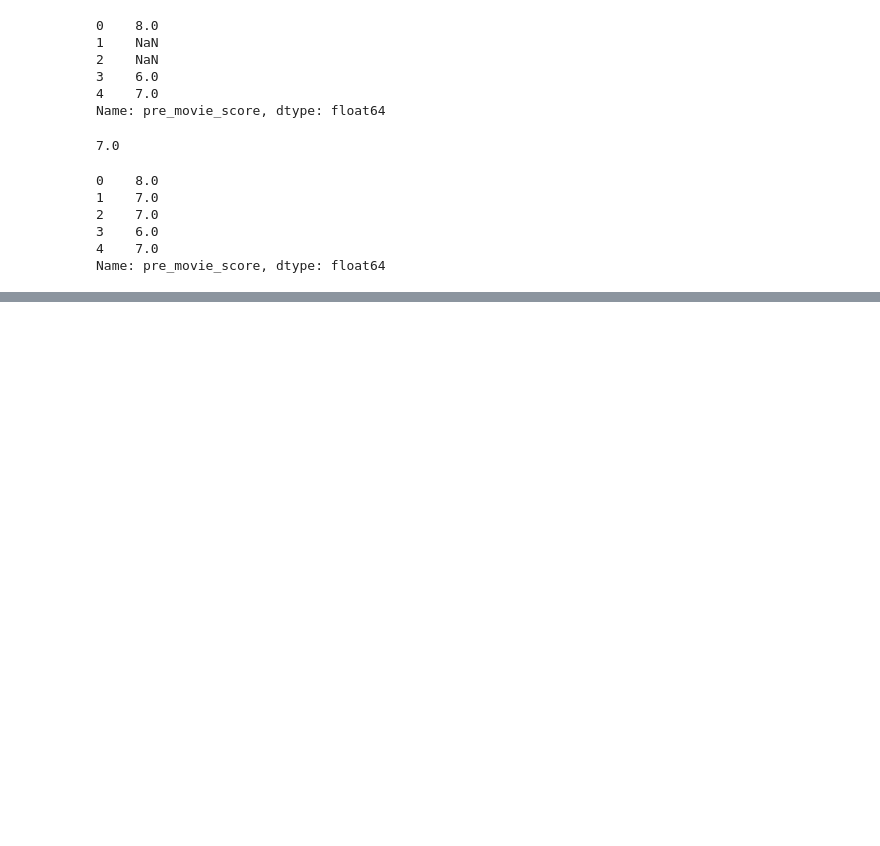
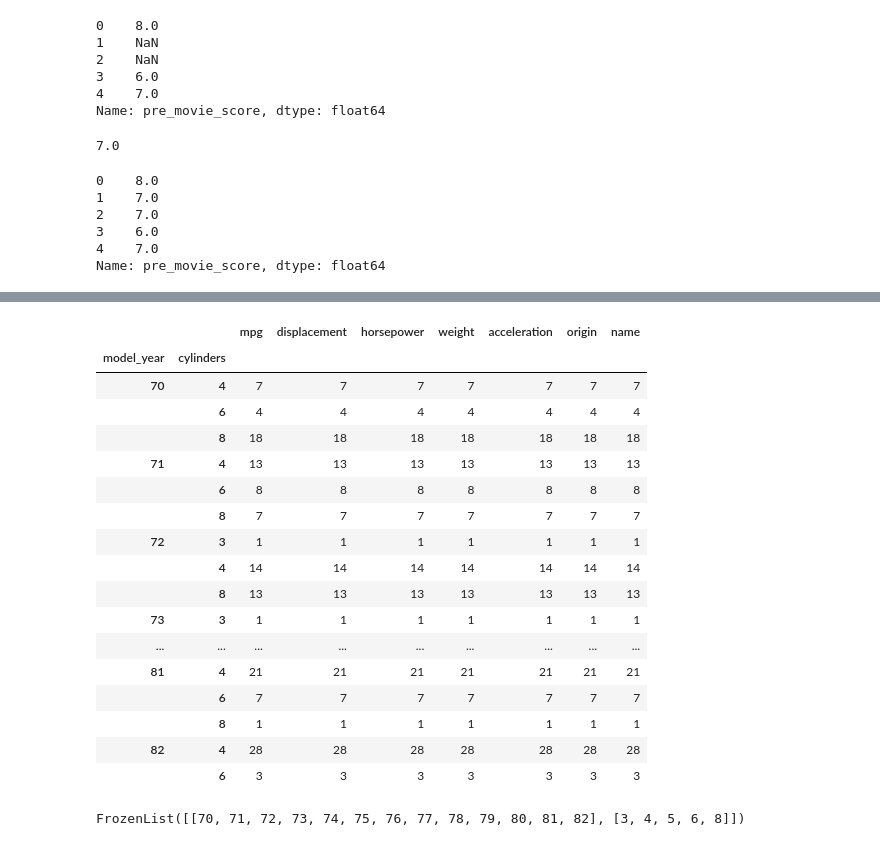
Before and after one commit to JovanTTT/MachineLearning-Course, a Jupyter notebook: Pandas.ipynb, the cells around one changed output, grey strips where cells are left out. Drawn from its saved outputs; the diff is of its cells as text; code cells hidden in the pictures; blank space fills up the shorter version.

```diff
--- a/Pandas.ipynb
+++ b/Pandas.ipynb
@@ -1319,0 +1327,2 @@ df.fillna()
+# %%
+df = pd.read_csv('C:\\Users\\jovan\\Desktop\\MachineLearning-Course\\MachineLearning-Course\\Data\\mpg.csv')
@@ -1319,0 +1412,27 @@ df.fillna()
+# %%
+year_cyl = df.groupby(['model_year', 'cylinders']).sum()
+# %%
+year_cyl
+# %% [output]
+|  |  | mpg | displacement | horsepower | weight | acceleration | origin | name |
+| model_year | cylinders |  |  |  |  |  |  |  |
+| 70 | 4 | 7 | 7 | 7 | 7 | 7 | 7 | 7 |
+|  | 6 | 4 | 4 | 4 | 4 | 4 | 4 | 4 |
+|  | 8 | 18 | 18 | 18 | 18 | 18 | 18 | 18 |
+| 71 | 4 | 13 | 13 | 13 | 13 | 13 | 13 | 13 |
+|  | 6 | 8 | 8 | 8 | 8 | 8 | 8 | 8 |
+|  | 8 | 7 | 7 | 7 | 7 | 7 | 7 | 7 |
+| 72 | 3 | 1 | 1 | 1 | 1 | 1 | 1 | 1 |
+|  | 4 | 14 | 14 | 14 | 14 | 14 | 14 | 14 |
+|  | 8 | 13 | 13 | 13 | 13 | 13 | 13 | 13 |
+| 73 | 3 | 1 | 1 | 1 | 1 | 1 | 1 | 1 |
+| ... | ... | ... | ... | ... | ... | ... | ... | ... |
+| 81 | 4 | 21 | 21 | 21 | 21 | 21 | 21 | 21 |
+|  | 6 | 7 | 7 | 7 | 7 | 7 | 7 | 7 |
+|  | 8 | 1 | 1 | 1 | 1 | 1 | 1 | 1 |
+| 82 | 4 | 28 | 28 | 28 | 28 | 28 | 28 | 28 |
+|  | 6 | 3 | 3 | 3 | 3 | 3 | 3 | 3 |
+# %%
+year_cyl.index.levels
+# %% [output]
+FrozenList([[70, 71, 72, 73, 74, 75, 76, 77, 78, 79, 80, 81, 82], [3, 4, 5, 6, 8]])
```
Also changed, not shown: parts of 9 cells of this notebook, 1 other file.
